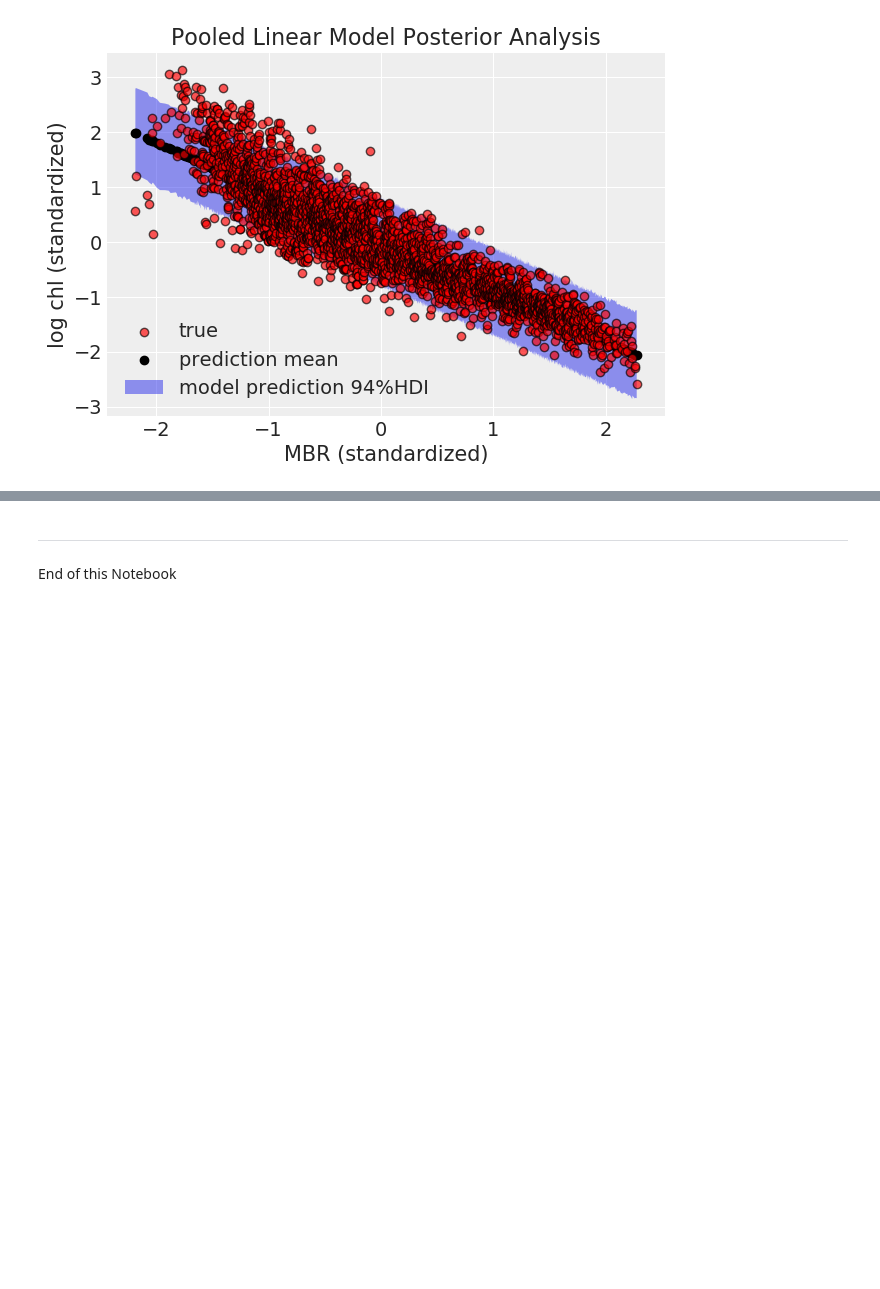
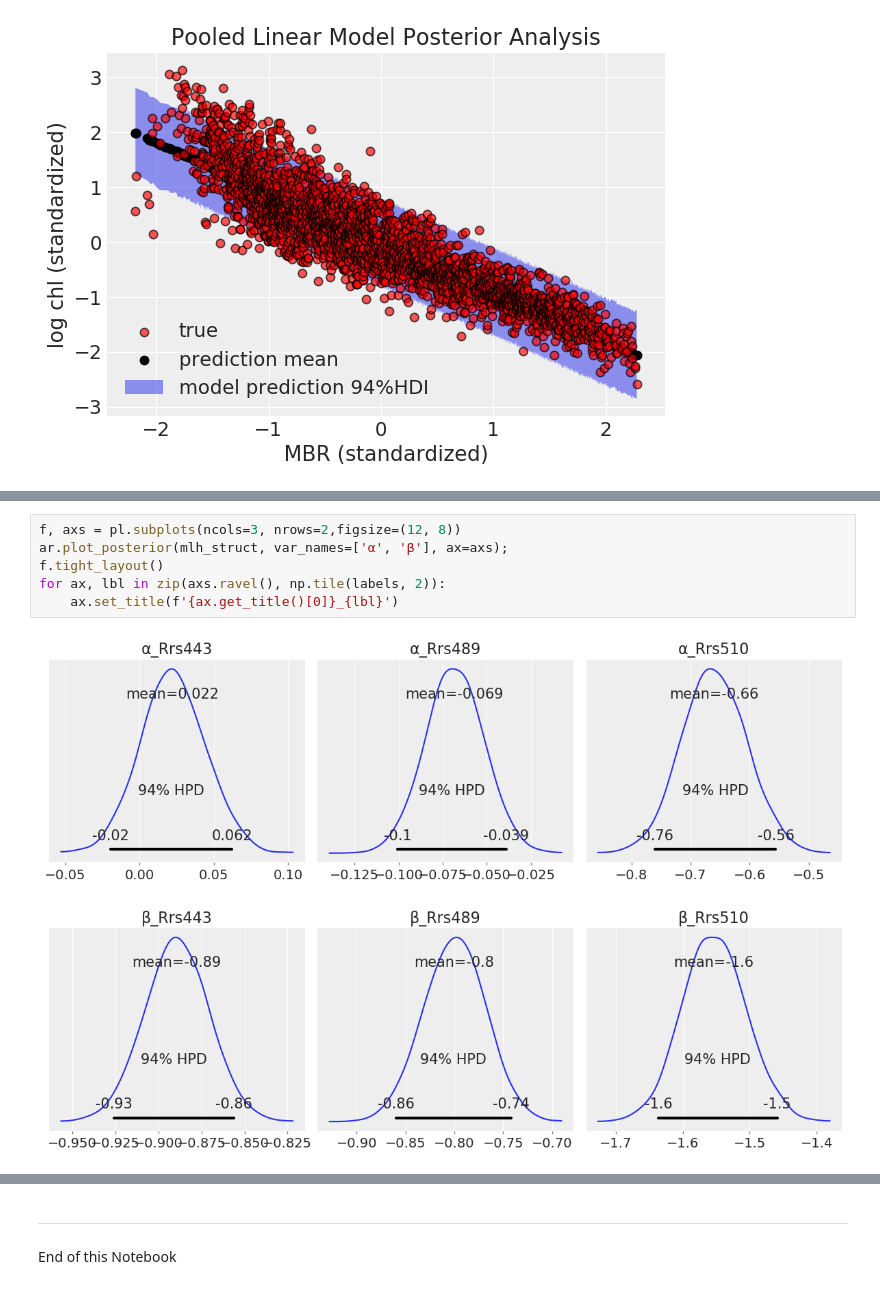
Before and after one commit to madHatter106/BayesChlWriteUp, a Jupyter notebook: Step-3-1-Modeling-1.ipynb, the cells around one changed output, grey strips where cells are left out. Drawn from its saved outputs; the diff is of its cells as text; blank space fills up the shorter version.

```diff
--- a/Step-3-1-Modeling-1.ipynb
+++ b/Step-3-1-Modeling-1.ipynb
@@ -201,0 +318,8 @@ with pm.Model() as mbr_linear
+# %%
+f, axs = pl.subplots(ncols=3, nrows=2,figsize=(12, 8))
+ar.plot_posterior(mlh_struct, var_names=['α', 'β'], ax=axs);
+f.tight_layout()
+for ax, lbl in zip(axs.ravel(), np.tile(labels, 2)):
+    ax.set_title(f'{ax.get_title()[0]}_{lbl}')
+# %% [output]
+[figure, added]
```
Also changed, not shown: parts of 33 cells of this notebook.
